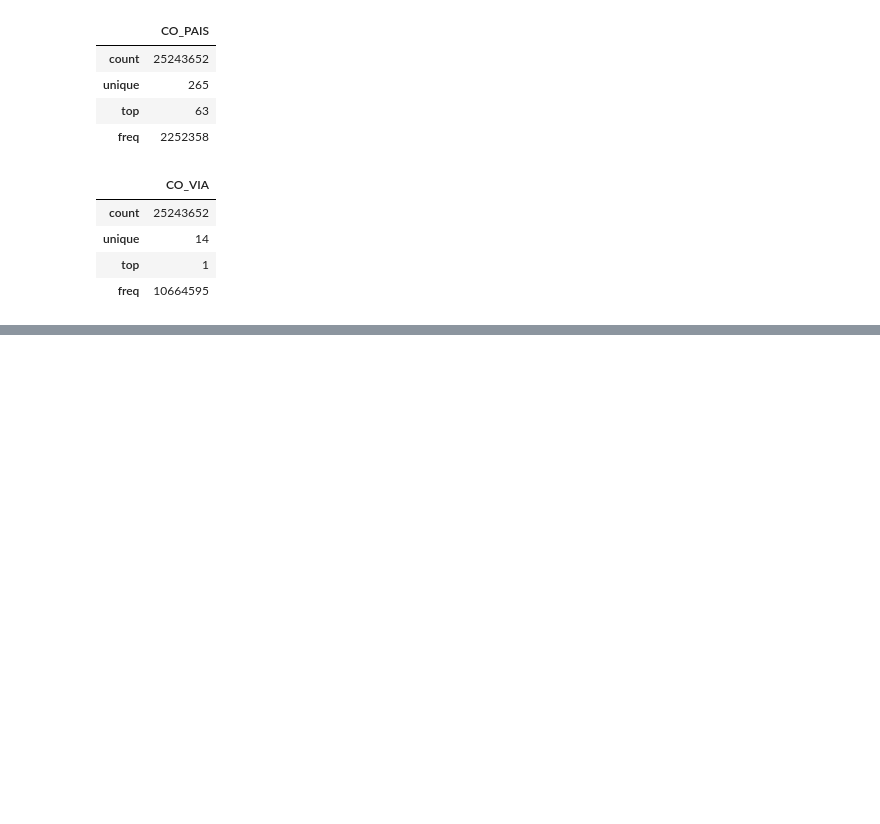
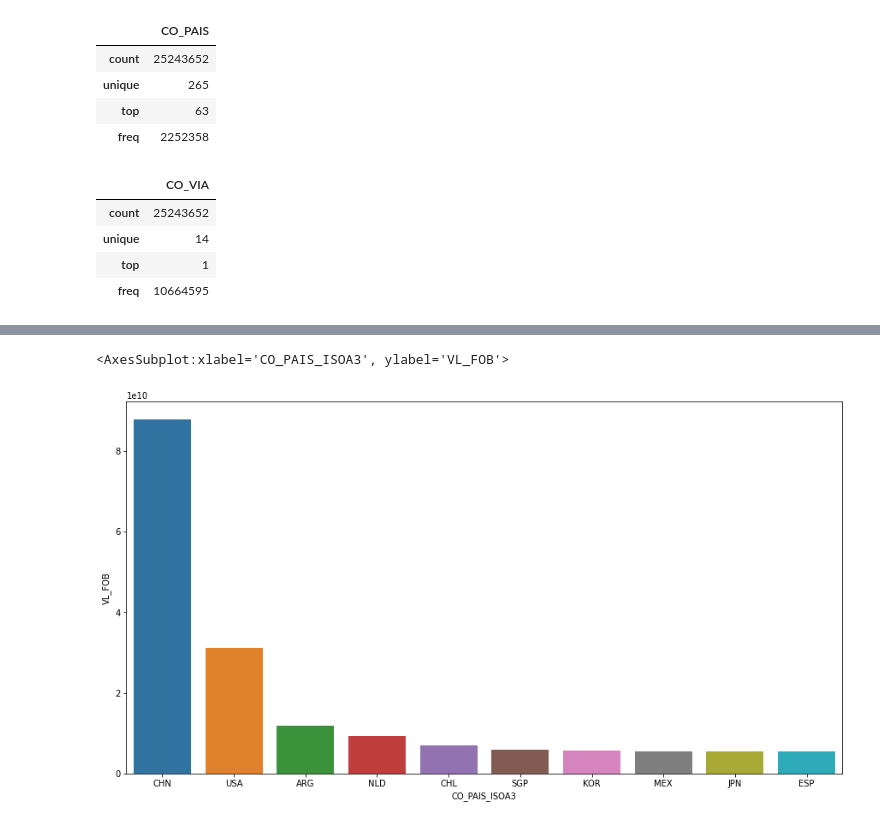
Before and after one commit to diego-faria-br/Foreign_Trade_BR, a Jupyter notebook: explore_alice.ipynb, the cells around one changed output, grey strips where cells are left out. Cells and saved outputs as stored; diff of their text form; code cells hidden in the pictures; blank space fills up the shorter version.

```diff
--- a/explore_alice.ipynb
+++ b/explore_alice.ipynb
@@ -117,0 +141,2 @@ sns.violinplot(x='CO_PAIS_ISOA3',y ='VL_FOB', data = alice_data_2021)
+# %%
+top_10_21 = alice_data[alice_data.CO_ANO == "2021"].groupby(["CO_PAIS_ISOA3"]).sum("VL_FOB").reset_index().nlargest(10,"VL_FOB")
@@ -117,0 +157,6 @@ sns.violinplot(x='CO_PAIS_ISOA3',y ='VL_FOB', data = alice_data_2021)
+# %%
+plt.figure(figsize=(15,8))
+sns.barplot(x="CO_PAIS_ISOA3",y="VL_FOB", data = top_10_21)
+# %% [output]
+<AxesSubplot:xlabel='CO_PAIS_ISOA3', ylabel='VL_FOB'>
+[figure, added]
```
Also changed, not shown: parts of 8 cells of this notebook.
